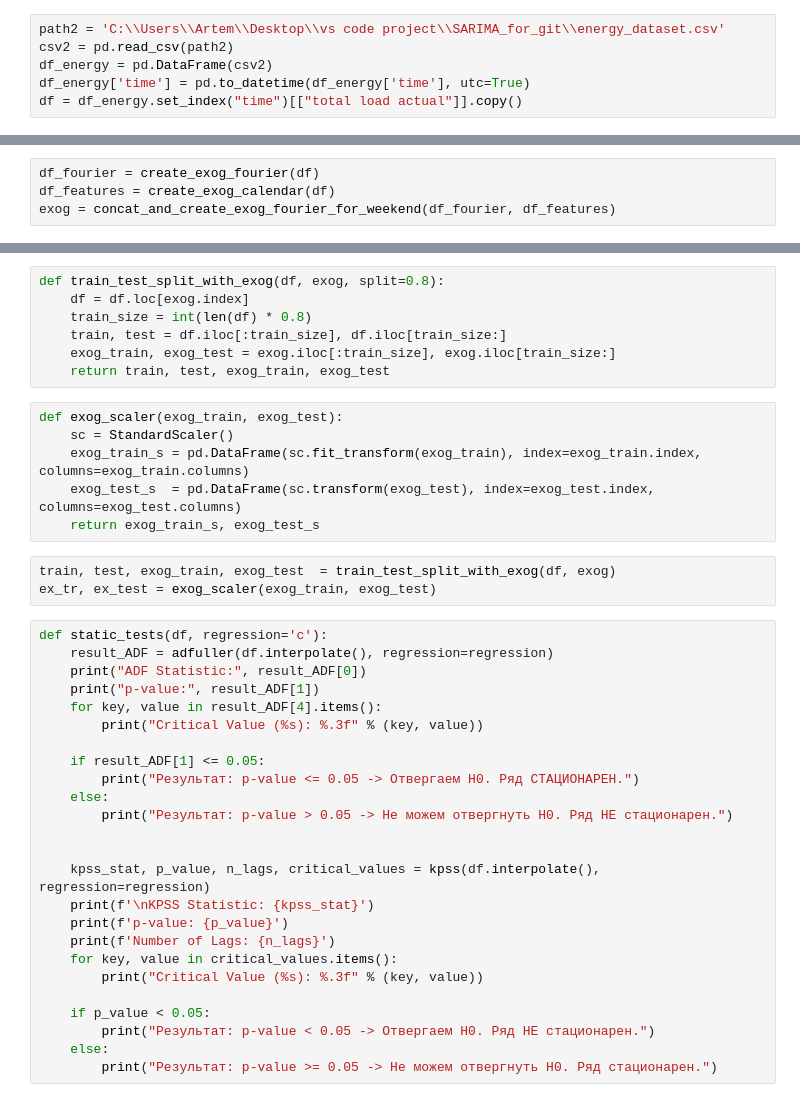
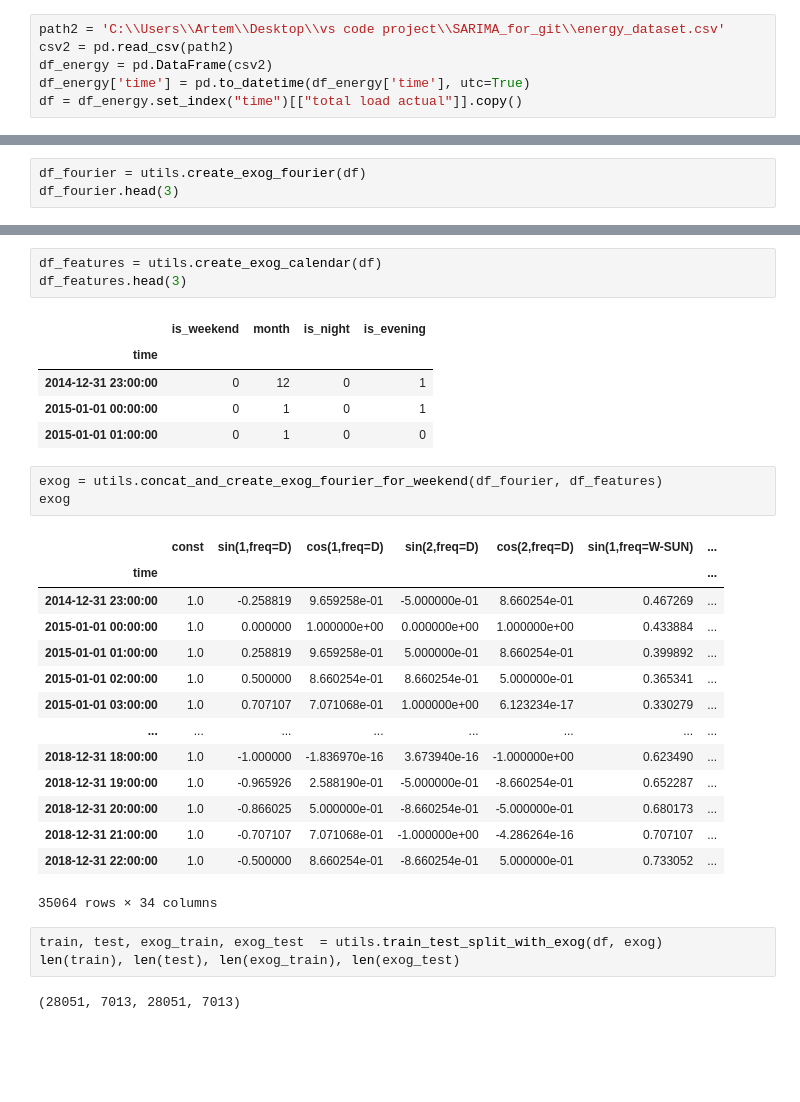
Before and after one commit to shut77/forecasting-timeseries-sarima, a Jupyter notebook: notebooks/analysis.ipynb, the cells around one changed output, grey strips where cells are left out. Cells and saved outputs as stored; diff of their text form; blank space fills up the shorter version.

```diff
--- a/notebooks/analysis.ipynb
+++ b/notebooks/analysis.ipynb
@@ -82,4 +71,3 @@ def concat_and_create_exog_fourier_for_weekend(df_fourier, df_features, freq='h'
 # %%
-df_fourier = create_exog_fourier(df)
-df_features = create_exog_calendar(df)
-exog = concat_and_create_exog_fourier_for_weekend(df_fourier, df_features)
+df_fourier = utils.create_exog_fourier(df)
+df_fourier.head(3)
@@ -86,41 +81,32 @@ exog = concat_and_create_exog_fourier_for_weekend(df_fourier, df_features)
-# %%
-def train_test_split_with_exog(df, exog, split=0.8):
-    df = df.loc[exog.index]
-    train_size = int(len(df) * 0.8)
-    train, test = df.iloc[:train_size], df.iloc[train_size:]
-    exog_train, exog_test = exog.iloc[:train_size], exog.iloc[train_size:]
-    return train, test, exog_train, exog_test
-# %%
-def exog_scaler(exog_train, exog_test):
-    sc = StandardScaler()
-    exog_train_s = pd.DataFrame(sc.fit_transform(exog_train), index=exog_train.index, columns=exog_train.columns)
-    exog_test_s  = pd.DataFrame(sc.transform(exog_test), index=exog_test.index, columns=exog_test.columns)
-    return exog_train_s, exog_test_s
+# %%
+df_features = utils.create_exog_calendar(df)
+df_features.head(3)
+# %% [output]
+|  | is_weekend | month | is_night | is_evening |
+| time |  |  |  |  |
+| 2014-12-31 23:00:00 | 0 | 12 | 0 | 1 |
+| 2015-01-01 00:00:00 | 0 | 1 | 0 | 1 |
+| 2015-01-01 01:00:00 | 0 | 1 | 0 | 0 |
+# %%
+exog = utils.concat_and_create_exog_fourier_for_weekend(df_fourier, df_features)
+exog
+# %% [output]
+|  | const | sin(1,freq=D) | cos(1,freq=D) | sin(2,freq=D) | cos(2,freq=D) | sin(1,freq=W-SUN) | ... |
+| time |  |  |  |  |  |  | ... |
+| 2014-12-31 23:00:00 | 1.0 | -0.258819 | 9.659258e-01 | -5.000000e-01 | 8.660254e-01 | 0.467269 | ... |
+| 2015-01-01 00:00:00 | 1.0 | 0.000000 | 1.000000e+00 | 0.000000e+00 | 1.000000e+00 | 0.433884 | ... |
+| 2015-01-01 01:00:00 | 1.0 | 0.258819 | 9.659258e-01 | 5.000000e-01 | 8.660254e-01 | 0.399892 | ... |
+| 2015-01-01 02:00:00 | 1.0 | 0.500000 | 8.660254e-01 | 8.660254e-01 | 5.000000e-01 | 0.365341 | ... |
+| 2015-01-01 03:00:00 | 1.0 | 0.707107 | 7.071068e-01 | 1.000000e+00 | 6.123234e-17 | 0.330279 | ... |
+| ... | ... | ... | ... | ... | ... | ... | ... |
+| 2018-12-31 18:00:00 | 1.0 | -1.000000 | -1.836970e-16 | 3.673940e-16 | -1.000000e+00 | 0.623490 | ... |
+| 2018-12-31 19:00:00 | 1.0 | -0.965926 | 2.588190e-01 | -5.000000e-01 | -8.660254e-01 | 0.652287 | ... |
+| 2018-12-31 20:00:00 | 1.0 | -0.866025 | 5.000000e-01 | -8.660254e-01 | -5.000000e-01 | 0.680173 | ... |
+| 2018-12-31 21:00:00 | 1.0 | -0.707107 | 7.071068e-01 | -1.000000e+00 | -4.286264e-16 | 0.707107 | ... |
+| 2018-12-31 22:00:00 | 1.0 | -0.500000 | 8.660254e-01 | -8.660254e-01 | 5.000000e-01 | 0.733052 | ... |
+35064 rows × 34 columns
 # %%
-train, test, exog_train, exog_test  = train_test_split_with_exog(df, exog)
-ex_tr, ex_test = exog_scaler(exog_train, exog_test)
+train, test, exog_train, exog_test  = utils.train_test_split_with_exog(df, exog)
+len(train), len(test), len(exog_train), len(exog_test)
+# %% [output]
+(28051, 7013, 28051, 7013)
-# %%
-def static_tests(df, regression='c'):
-    result_ADF = adfuller(df.interpolate(), regression=regression)
-    print("ADF Statistic:", result_ADF[0])
-    print("p-value:", result_ADF[1])
-    for key, value in result_ADF[4].items():
-        print("Critical Value (%s): %.3f" % (key, value))
-
-    if result_ADF[1] <= 0.05:
-        print("Результат: p-value <= 0.05 -> Отвергаем H0. Ряд СТАЦИОНАРЕН.")
-    else:
-        print("Результат: p-value > 0.05 -> Не можем отвергнуть H0. Ряд НЕ стационарен.")
-
-
-    kpss_stat, p_value, n_lags, critical_values = kpss(df.interpolate(), regression=regression)
-    print(f'\nKPSS Statistic: {kpss_stat}')
-    print(f'p-value: {p_value}')
-    print(f'Number of Lags: {n_lags}')
-    for key, value in critical_values.items():
-        print("Critical Value (%s): %.3f" % (key, value))
-
-    if p_value < 0.05:
-        print("Результат: p-value < 0.05 -> Отвергаем H0. Ряд НЕ стационарен.")
-    else:
-        print("Результат: p-value >= 0.05 -> Не можем отвергнуть H0. Ряд стационарен.")
```
Also changed, not shown: parts of 16 cells of this notebook, 2 other files.
